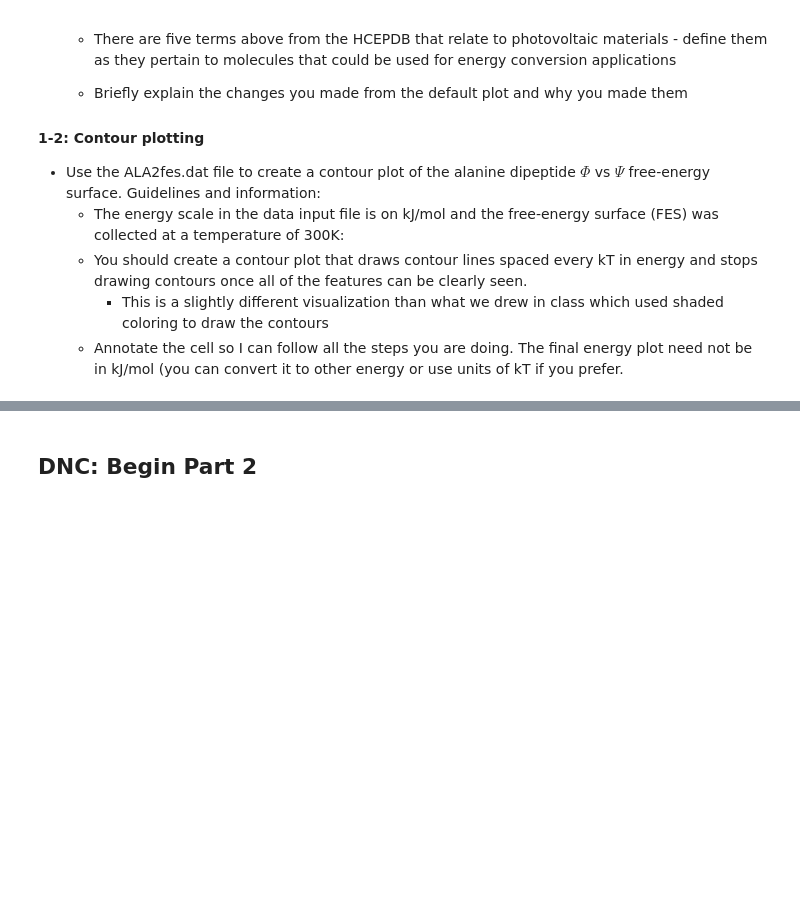
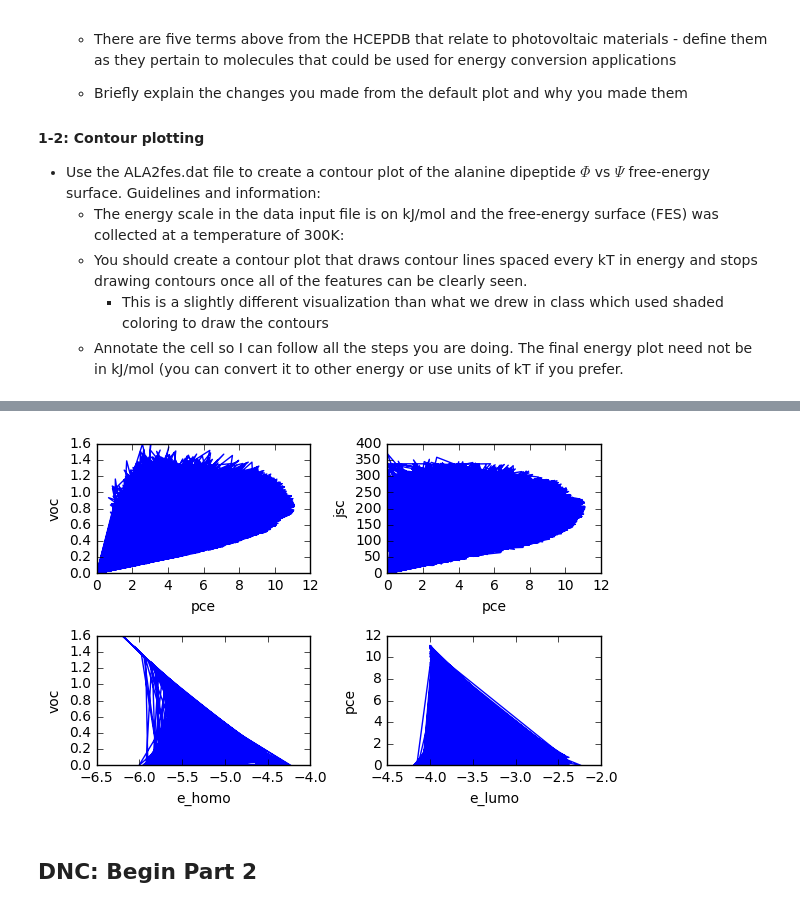
Before and after one commit to wfqethan/DSMCER-HW2-Data-Visualization, a Jupyter notebook: HW2-skel.ipynb, the cells around one changed output, grey strips where cells are left out. Saved outputs shown, nothing was run; the diff lists cells and outputs as text; code cells hidden in the pictures; blank space fills up the shorter version.

```diff
--- a/HW2-skel.ipynb
+++ b/HW2-skel.ipynb
@@ -31,0 +40,8 @@
+# %%
+data=pd.read_csv('HCEPD_100K.csv', delimiter=',') # Read file
+pce=data['pce']
+voc=data['voc']
+jsc=data['jsc']
+e_homo=data['e_homo_alpha']
+e_lumo=data['e_lumo_alpha']
+data.head()
@@ -32,3 +55,27 @@
+# %%
+plt.subplot(221)
+plt.plot(pce,voc)
+plt.xlabel('pce')
+plt.ylabel('voc')
+
+plt.subplot(222)
+plt.plot(pce,jsc)
+plt.xlabel('pce')
+plt.ylabel('jsc')
+
+plt.subplot(223)
+plt.plot(e_homo,voc)
+plt.xlabel('e_homo')
+plt.ylabel('voc')
+
+plt.subplot(224)
+plt.plot(e_lumo,pce)
+plt.xlabel('e_lumo')
+plt.ylabel('pce')
+
+plt.tight_layout()
+# %% [output]
+[figure, added]
 # %% [markdown]
 ## DNC: Begin Part 2
 # %% [markdown]
```
Also changed, not shown: parts of 3 cells of this notebook.
